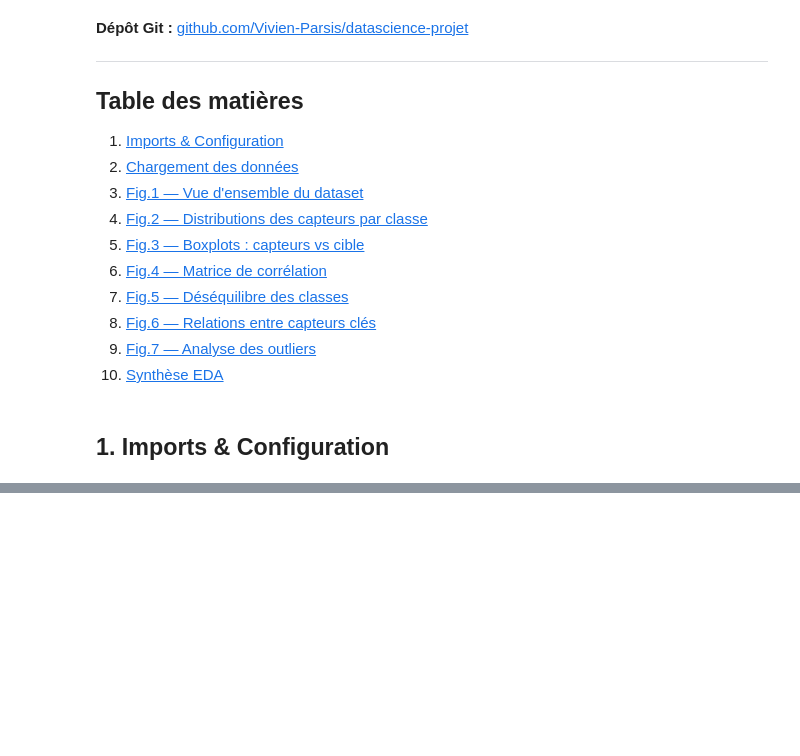
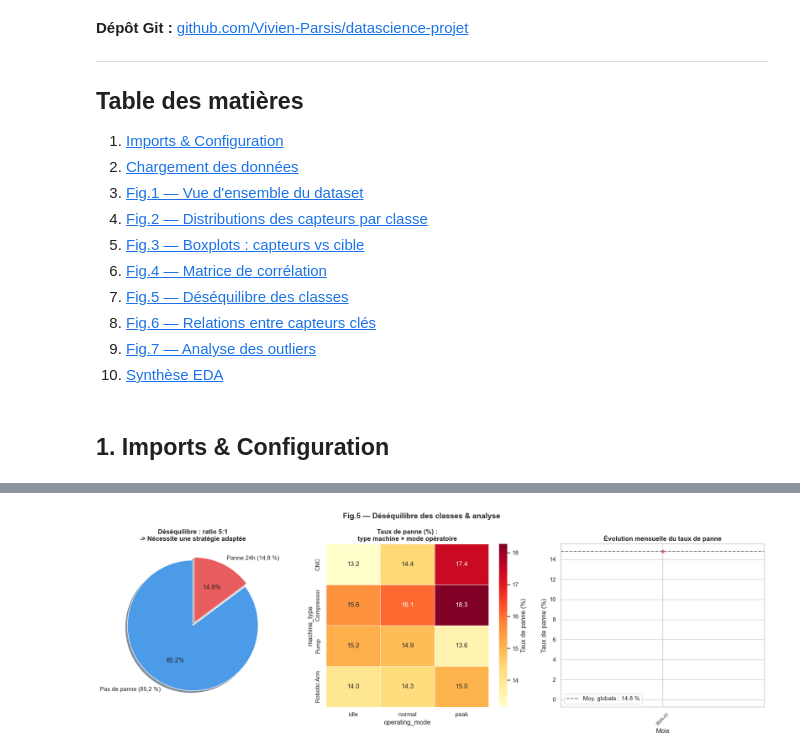
Before and after one commit to Vivien-Parsis/datascience-projet, a Jupyter notebook: EDA_Maintenance_Predictive.ipynb, the cells around one changed output, grey strips where cells are left out. Drawn from its saved outputs; the diff is of its cells as text; code cells hidden in the pictures; blank space fills up the shorter version.

```diff
--- a/EDA_Maintenance_Predictive.ipynb
+++ b/EDA_Maintenance_Predictive.ipynb
@@ -477,0 +752,80 @@ for i, r in enumerate(recs, 1):
+# %%
+fig, axes = plt.subplots(1, 3, figsize=(18, 6))
+fig.suptitle('Fig.5 — Déséquilibre des classes & analyse', fontsize=14, fontweight='bold')
+
+# ── 5a : Camembert du déséquilibre ───────────────────────────
+# explode sur la classe 1 pour la mettre en valeur
+# shadow=True pour le relief visuel
+ax = axes[0]
+ratio = df[TARGET].value_counts()
+ax.pie(ratio.values,
+       labels=['Pas de panne (85,2 %)', 'Panne 24h (14,8 %)'],
+       colors=[COLORS['no_fail'], COLORS['fail']],
+       autopct='%1.1f%%', startangle=90, explode=(0, 0.05), shadow=True)
+ax.set_title(f'Déséquilibre : ratio {ratio[0]//ratio[1]}:1\n-> Nécessite une stratégie adaptée',
+             fontweight='bold')
+
+# ── 5b : Heatmap croisée machine_type × operating_mode ───────
+# pivot_table calcule le taux moyen de panne pour chaque combinaison
+# Permet d'identifier les combinaisons les plus à risque
+ax = axes[1]
+pivot = df.pivot_table(values=TARGET, index='machine_type',
+                       columns='operating_mode', aggfunc='mean') * 100
+sns.heatmap(pivot, annot=True, fmt='.1f', cmap='YlOrRd', ax=ax,
+            linewidths=0.5, cbar_kws={'label': 'Taux de panne (%)'})
+ax.set_title('Taux de panne (%) :\ntype machine × mode opératoire', fontweight='bold')
+
+# ── 5c : Évolution temporelle du taux de panne ───────────────
+# On agrège par mois pour voir si le taux est stable ou tend à dériver
+# Une dérive = problème de stationnarité -> le modèle entraîné sur le passé
+# pourrait être moins bon dans le futur (data drift)
+ax = axes[2]
+df['month'] = df['timestamp'].dt.to_period('M')
+monthly = df.groupby('month')[TARGET].mean() * 100
+monthly.index = monthly.index.astype(str)
+ax.plot(range(len(monthly)), monthly.values, 'o-', color=COLORS['fail'], linewidth=2, markersize=5)
+ax.fill_between(range(len(monthly)), monthly.values, alpha=0.15, color=COLORS['fail'])
+ax.axhline(monthly.mean(), color='gray', linestyle='--',
+           label=f'Moy. globale : {monthly.mean():.1f} %')
+ax.set_title('Évolution mensuelle du taux de panne', fontweight='bold')
+ax.set_xlabel('Mois'); ax.set_ylabel('Taux de panne (%)')
+ax.set_xticks(range(0, len(monthly), 2))
+ax.set_xticklabels([monthly.index[i] for i in range(0, len(monthly), 2)], rotation=45, fontsize=8)
+ax.legend()
+
+plt.tight_layout()
+plt.savefig(f'{OUTPUT}/fig5_imbalance.png', dpi=150, bbox_inches='tight')
+plt.show()
+
+# ── Interprétation ────────────────────────────────────────────
+# Combinaison la plus à risque
+max_idx = pivot.stack().idxmax()
+min_idx = pivot.stack().idxmin()
+# Stabilité temporelle
+cv_monthly = monthly.std() / monthly.mean() * 100
+drift = monthly.iloc[-3:].mean() - monthly.iloc[:3].mean()
+
+print('INTERPRETATION FIG.5')
+print()
+print('[DESEQUILIBRE GLOBAL]')
+print(f'  Ratio : {ratio[0]//ratio[1]}:1 -> {ratio[0]//ratio[1]}x plus de cas sains que de pannes')
+print(f'  Consequence sur l accuracy : un modele naif (toujours 0) atteindrait {ratio[0]/sum(ratio)*100:.1f}%')
+print(f'  Solutions : SMOTE, class_weight=balanced, ajustement du seuil de decision')
+print()
+print('[COMBINAISON LA PLUS A RISQUE]')
+print(f'  Type machine  : {max_idx[0]}')
+print(f'  Mode operatoire : {max_idx[1]}')
+print(f'  Taux de panne : {pivot.loc[max_idx[0], max_idx[1]]:.1f}%')
+print(f'  Combinaison la plus sure : {min_idx[0]} en mode {min_idx[1]} ({pivot.loc[min_idx[0], min_idx[1]]:.1f}%)')
+print()
+print('[STABILITE TEMPORELLE]')
+print(f'  Taux moyen global : {monthly.mean():.1f}%')
+print(f'  Coefficient de variation mensuel : {cv_monthly:.1f}%')
+print(f'  Derive (fin vs debut de periode) : {drift:+.1f}%')
+if abs(drift) < 2:
+    print('  -> Taux stable dans le temps -> pas de data drift apparent')
+    print('  -> Bonne nouvelle : le modele entraine devrait bien generaliser')
+else:
+    print('  -> Derive detectee -> risque de data drift a surveiller en production')
+# %% [output]
+[figure, added]
```
Also changed, not shown: parts of 54 cells of this notebook.
